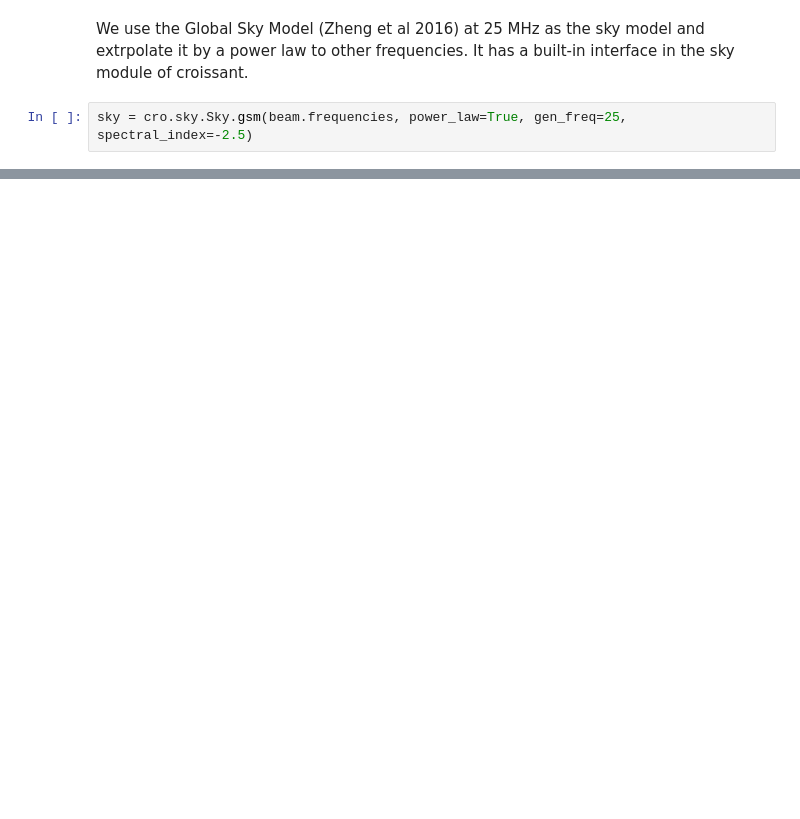
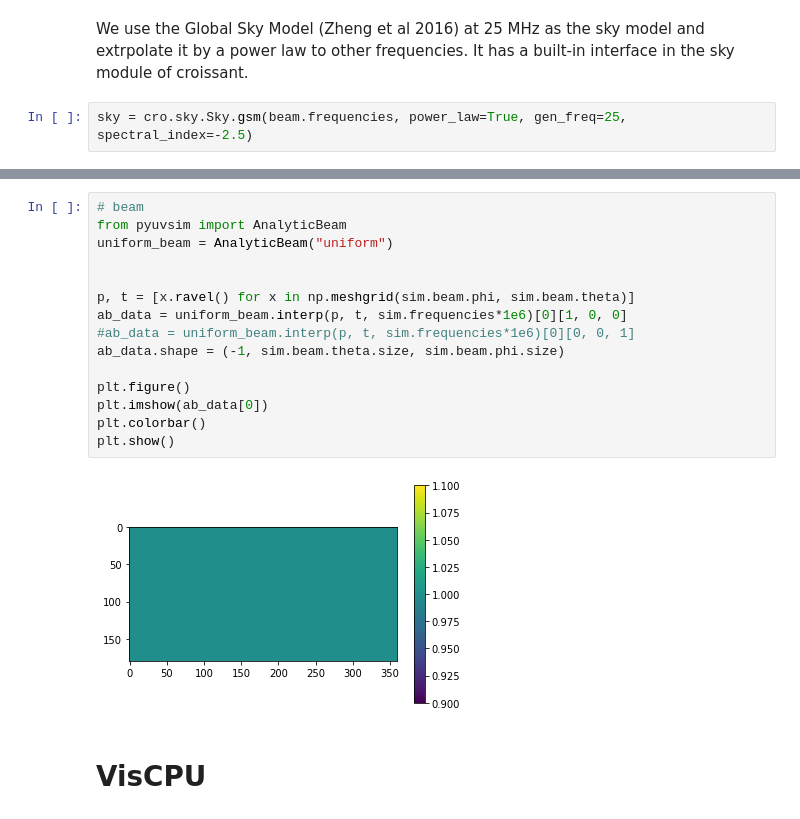
Before and after one commit to christianhbye/croissant, a Jupyter notebook: notebooks/hera_sim_test.ipynb, the cells around one changed output, grey strips where cells are left out. Drawn from its saved outputs; the diff is of its cells as text; blank space fills up the shorter version.

```diff
--- a/notebooks/hera_sim_test.ipynb
+++ b/notebooks/hera_sim_test.ipynb
@@ -145,0 +94,19 @@ plt.show()
+# %%
+# beam
+from pyuvsim import AnalyticBeam
+uniform_beam = AnalyticBeam("uniform")
+
+
+p, t = [x.ravel() for x in np.meshgrid(sim.beam.phi, sim.beam.theta)]
+ab_data = uniform_beam.interp(p, t, sim.frequencies*1e6)[0][1, 0, 0]
+#ab_data = uniform_beam.interp(p, t, sim.frequencies*1e6)[0][0, 0, 1]
+ab_data.shape = (-1, sim.beam.theta.size, sim.beam.phi.size)
+
+plt.figure()
+plt.imshow(ab_data[0])
+plt.colorbar()
+plt.show()
+# %% [output]
+[figure, added]
+# %% [markdown]
+# VisCPU
```
Also changed, not shown: parts of 35 cells of this notebook.
